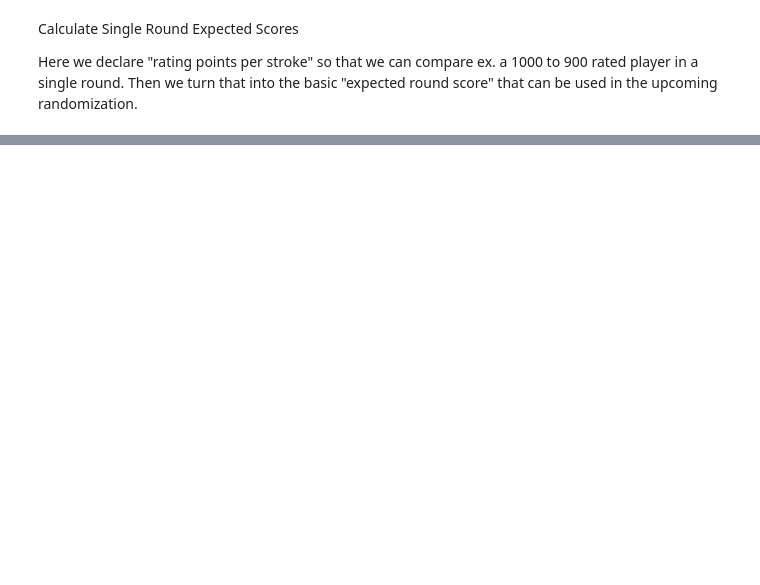
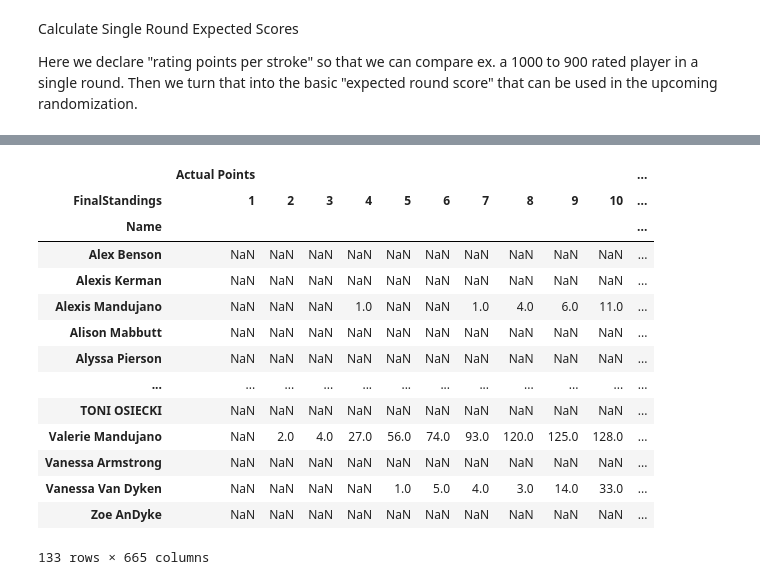
Before and after one commit to dgoodenough/discgolf, a Jupyter notebook: DGPTModel.ipynb, the cells around one changed output, grey strips where cells are left out. Cells and saved outputs as stored; diff of their text form; code cells hidden in the pictures; blank space fills up the shorter version.

```diff
--- a/DGPTModel.ipynb
+++ b/DGPTModel.ipynb
@@ -160,0 +189,3 @@ eventplayerratings
+# %%
+eventplayereventratings['KeepScore'] = np.where((eventplayereventratings['EliteSeriesRank']<=8)|(eventplayereventratings['SilverSeriesRank']<=3),'Yes','No')
+eventplayereventratings.query('ModelRunNumber == "1" and PDGANumber == "29190"')
@@ -160,0 +204,3 @@ eventplayerratings
+# %%
+ModelRunScore = eventplayereventratings[eventplayereventratings.KeepScore =='Yes'].groupby(['PDGANumber','ModelRunNumber'],as_index=False).sum()
+ModelRunScore = ModelRunScore.drop(['Event ID','EventLength','Time to Event Number','Event Mean Regression','Single Round Expected Score','RankAfterPlayoffWithSecondPlaceTies','RandomScores','NumberOfTies','Points','EliteSeriesRank','SilverSeriesRank'], axis = 1)
@@ -160,0 +223,4 @@ eventplayerratings
+# %%
+ModelRunScore['FinalStandings'] = ModelRunScore.groupby(['ModelRunNumber'])['Actual Points'].rank(ascending=False,method='min').astype(int)
+EventPlayersUnique = eventplayers.drop_duplicates(subset=['PDGANumber','Name'])
+EventPlayersUnique
@@ -160,0 +241,3 @@ eventplayerratings
+# %%
+ModelRunScore = pd.merge(ModelRunScore,EventPlayersUnique,on=['PDGANumber'],how = 'left')
+ModelRunScore
@@ -160,0 +258,19 @@ eventplayerratings
+# %%
+FinalResultsAggregated = pd.pivot_table(ModelRunScore,index=['Name'],columns=['FinalStandings'],aggfunc='count')
+FinalResultsAggregated
+# %% [output]
+|  | Actual Points |  |  |  |  |  |  |  |  |  | ... |
+| FinalStandings | 1 | 2 | 3 | 4 | 5 | 6 | 7 | 8 | 9 | 10 | ... |
+| Name |  |  |  |  |  |  |  |  |  |  | ... |
+| Alex Benson | NaN | NaN | NaN | NaN | NaN | NaN | NaN | NaN | NaN | NaN | ... |
+| Alexis Kerman | NaN | NaN | NaN | NaN | NaN | NaN | NaN | NaN | NaN | NaN | ... |
+| Alexis Mandujano | NaN | NaN | NaN | 1.0 | NaN | NaN | 1.0 | 4.0 | 6.0 | 11.0 | ... |
+| Alison Mabbutt | NaN | NaN | NaN | NaN | NaN | NaN | NaN | NaN | NaN | NaN | ... |
+| Alyssa Pierson | NaN | NaN | NaN | NaN | NaN | NaN | NaN | NaN | NaN | NaN | ... |
+| ... | ... | ... | ... | ... | ... | ... | ... | ... | ... | ... | ... |
+| TONI OSIECKI | NaN | NaN | NaN | NaN | NaN | NaN | NaN | NaN | NaN | NaN | ... |
+| Valerie Mandujano | NaN | 2.0 | 4.0 | 27.0 | 56.0 | 74.0 | 93.0 | 120.0 | 125.0 | 128.0 | ... |
+| Vanessa Armstrong | NaN | NaN | NaN | NaN | NaN | NaN | NaN | NaN | NaN | NaN | ... |
+| Vanessa Van Dyken | NaN | NaN | NaN | NaN | 1.0 | 5.0 | 4.0 | 3.0 | 14.0 | 33.0 | ... |
+| Zoe AnDyke | NaN | NaN | NaN | NaN | NaN | NaN | NaN | NaN | NaN | NaN | ... |
+133 rows × 665 columns
```
Also changed, not shown: parts of 23 cells of this notebook, 6 other files.
